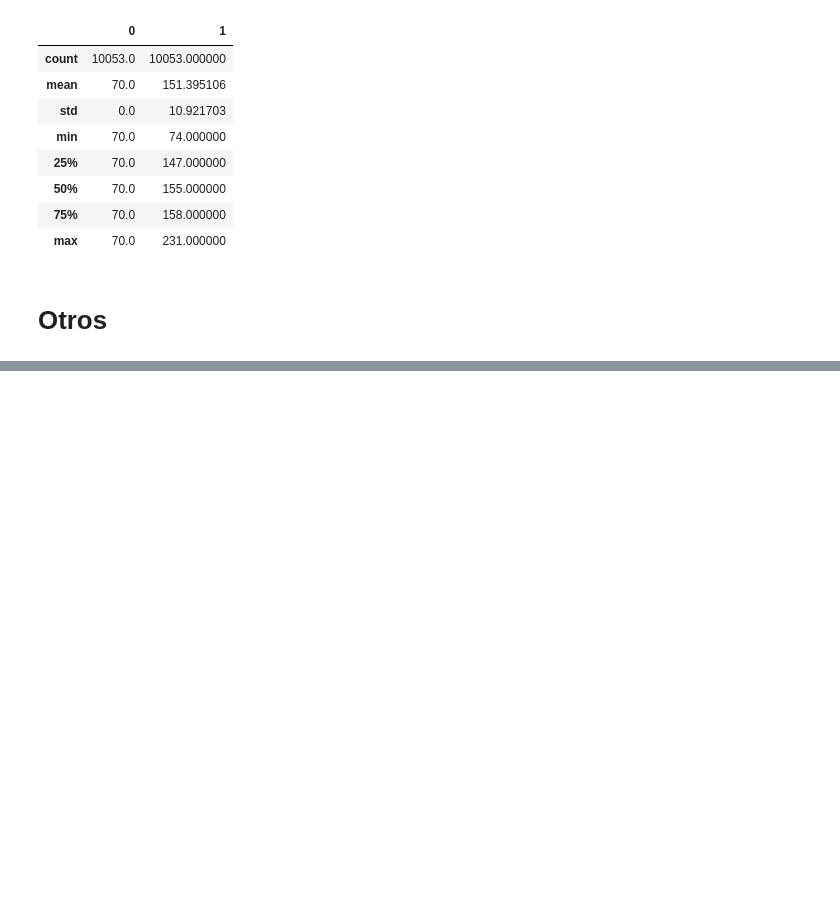
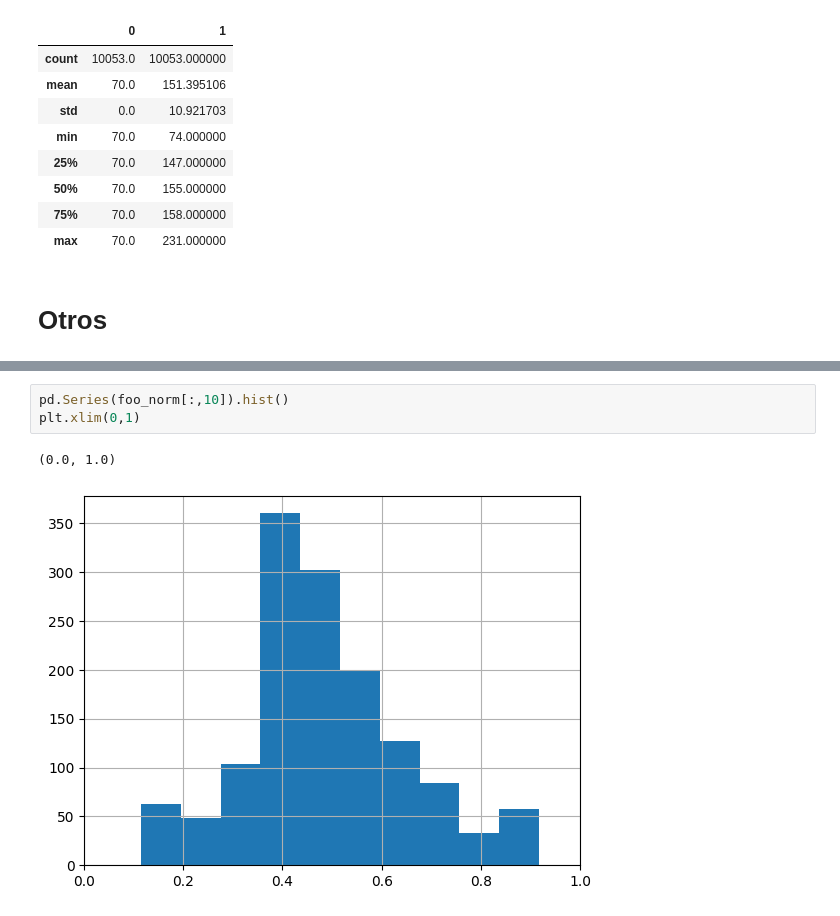
Before and after one commit to JafetMoon/hum_transcription_Project_DIA, a Jupyter notebook: 2-preprocesamiento.ipynb, the cells around one changed output, grey strips where cells are left out. Cells and saved outputs as stored; diff of their text form; blank space fills up the shorter version.

```diff
--- a/2-preprocesamiento.ipynb
+++ b/2-preprocesamiento.ipynb
@@ -363,0 +335,6 @@ array([0.    , 0.0625, 0.125 , 0.1875, 0.25  , 0.3125, 0.375 , 0.4375,
+# %%
+pd.Series(foo_norm[:,10]).hist()
+plt.xlim(0,1)
+# %% [output]
+(0.0, 1.0)
+[figure, added]
```
Also changed, not shown: parts of 16 cells of this notebook, 5 other files.
